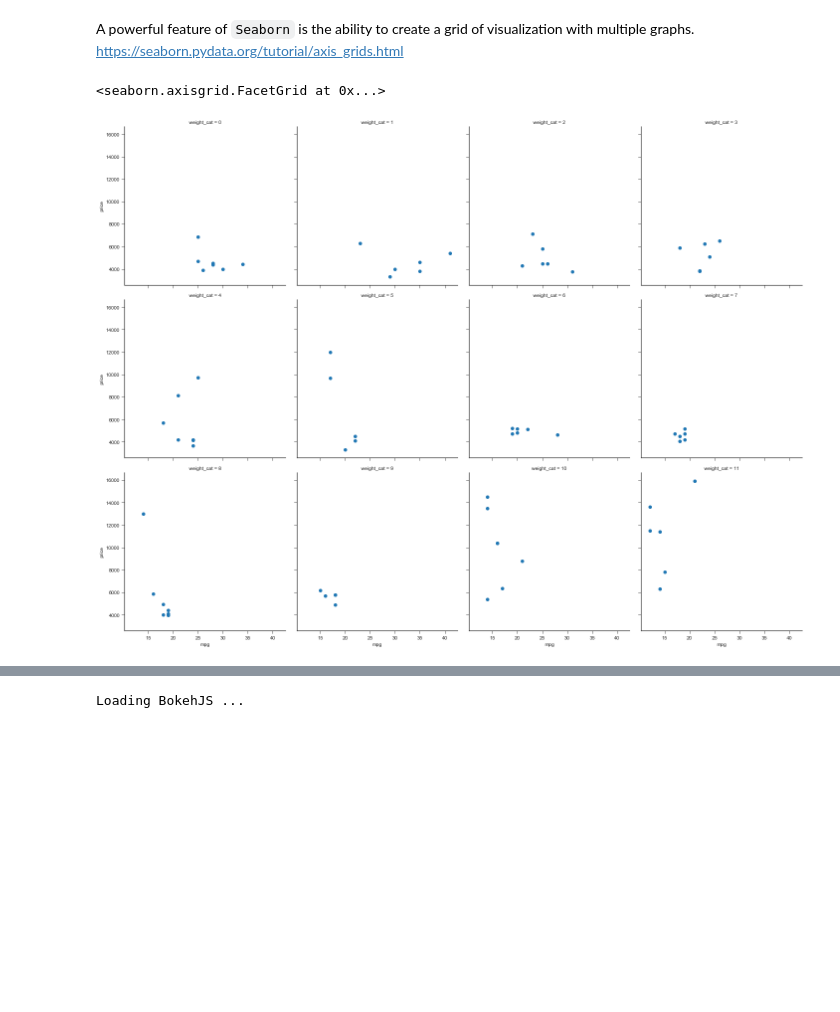
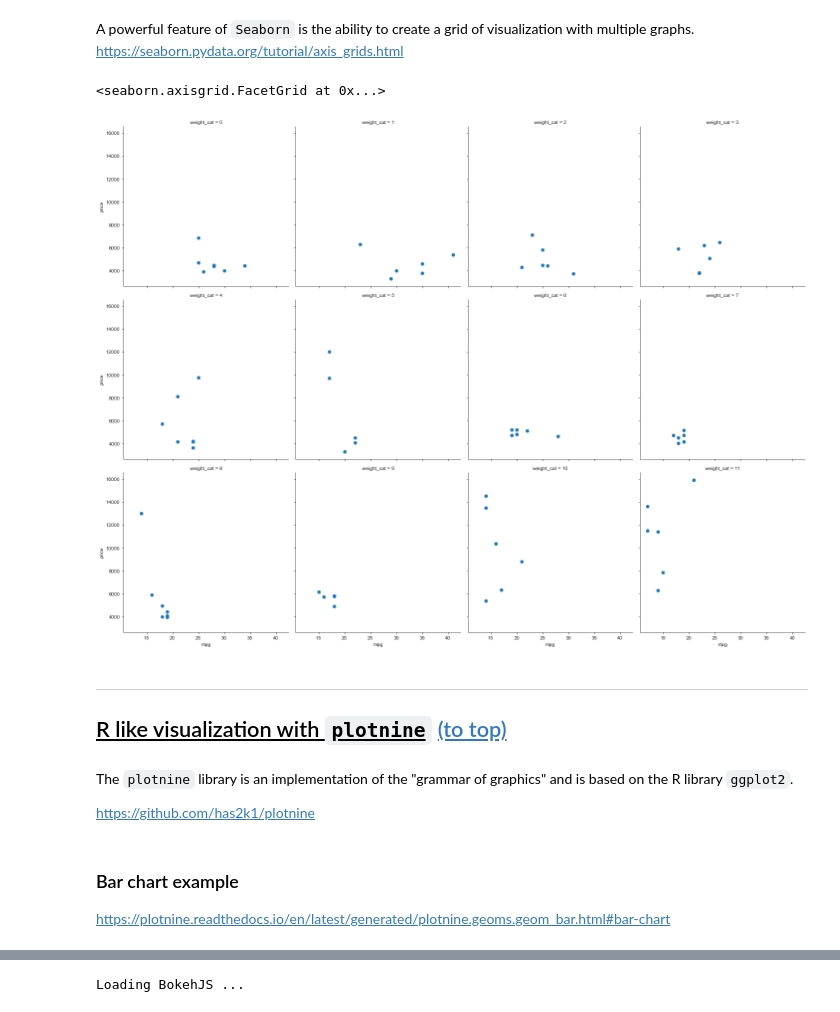
Before and after one commit to TiesdeKok/LearnPythonforResearch, a Jupyter notebook: 3_visualizing_data.ipynb, the cells around one changed output, grey strips where cells are left out. Saved outputs shown, nothing was run; the diff lists cells and outputs as text; code cells hidden in the pictures; blank space fills up the shorter version.

```diff
--- a/3_visualizing_data.ipynb
+++ b/3_visualizing_data.ipynb
@@ -45,11 +42,11 @@ from os.path import join
 # %% [markdown]
 ### Parameters
 # %%
-data_path = join(os.getcwd(), 'example_data')
+data_path = os.path.join(os.getcwd(), 'example_data')
 # %% [markdown]
 ### Load some example data
 # %% [markdown]
 For details on opening files such as Excel, CSV, Stata, SAS, HDF see the `1_opening_files` notebook.
 # %%
-df_auto = pd.read_csv(join(data_path, 'auto_df.csv'), sep=';', index_col='Unnamed: 0')
+df_auto = pd.read_csv(os.path.join(data_path, 'auto_df.csv'), sep=';', index_col='Unnamed: 0')
 # %% [markdown]
@@ -273,8 +272,15 @@ sns.despine()
 A powerful feature of `Seaborn` is the ability to create a grid of visualization with multiple graphs.
 https://seaborn.pydata.org/tutorial/axis_grids.html
 # %%
-g = sns.FacetGrid(df_auto, col="weight_cat", col_wrap=4, size=5)
+g = sns.FacetGrid(df_auto, col="weight_cat", col_wrap=4, height=5)
 g.map(plt.scatter,"mpg", "price")
 # %% [output]
 <seaborn.axisgrid.FacetGrid at 0x...>
-[figure, old version]
+[figure, new version]
+# %% [markdown]
+----
+## <span style="text-decoration: underline;">R like visualization with `plotnine`</span><a id='plotnine'></a> [(to top)](#toc)
+# %% [markdown]
+The `plotnine`  library is an implementation of the "grammar of graphics" and is based on the R library `ggplot2`.
+
+https://github.com/has2k1/plotnine
@@ -280,0 +290,3 @@ g.map(plt.scatter,"mpg", "price")
+# %% [markdown]
+### Bar chart example
+https://plotnine.readthedocs.io/en/latest/generated/plotnine.geoms.geom_bar.html#bar-chart
```
Also changed, not shown: parts of 64 cells of this notebook, 5 other files.
